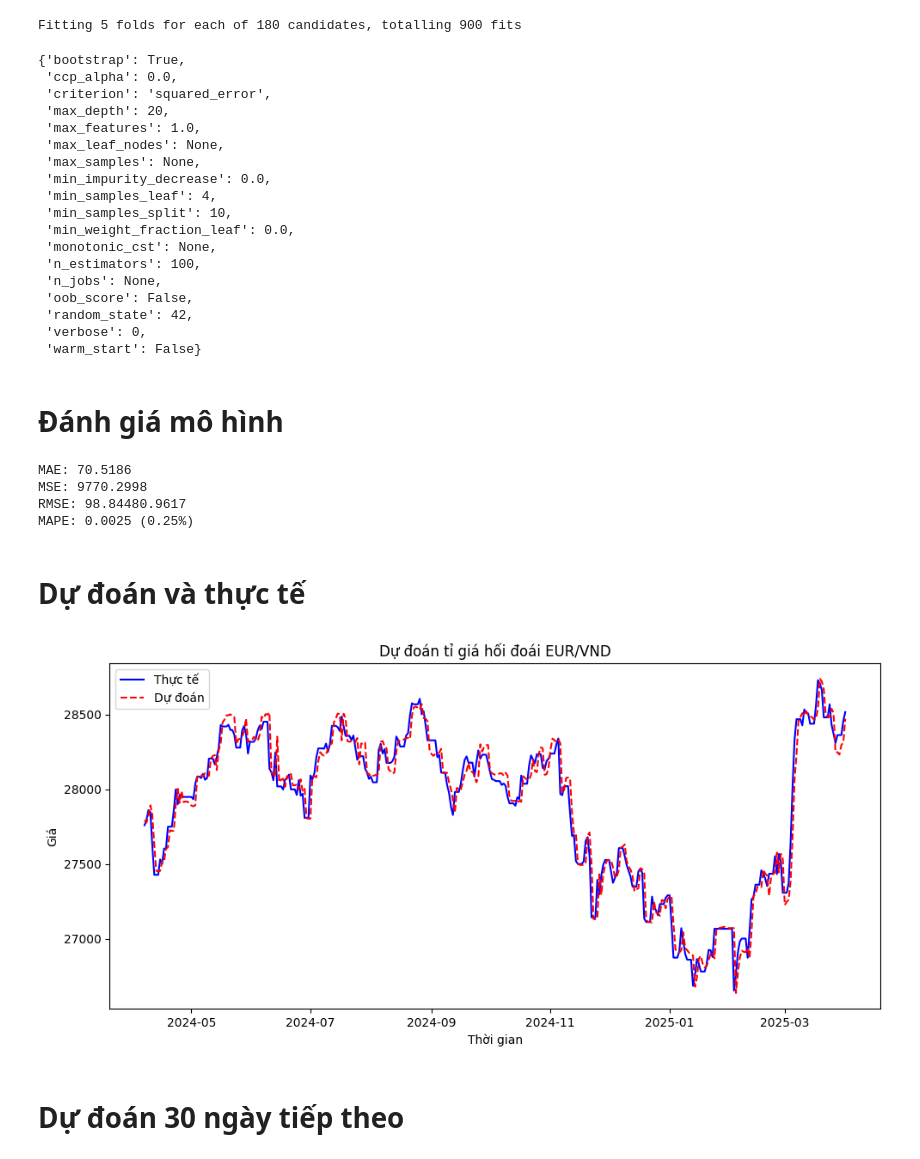
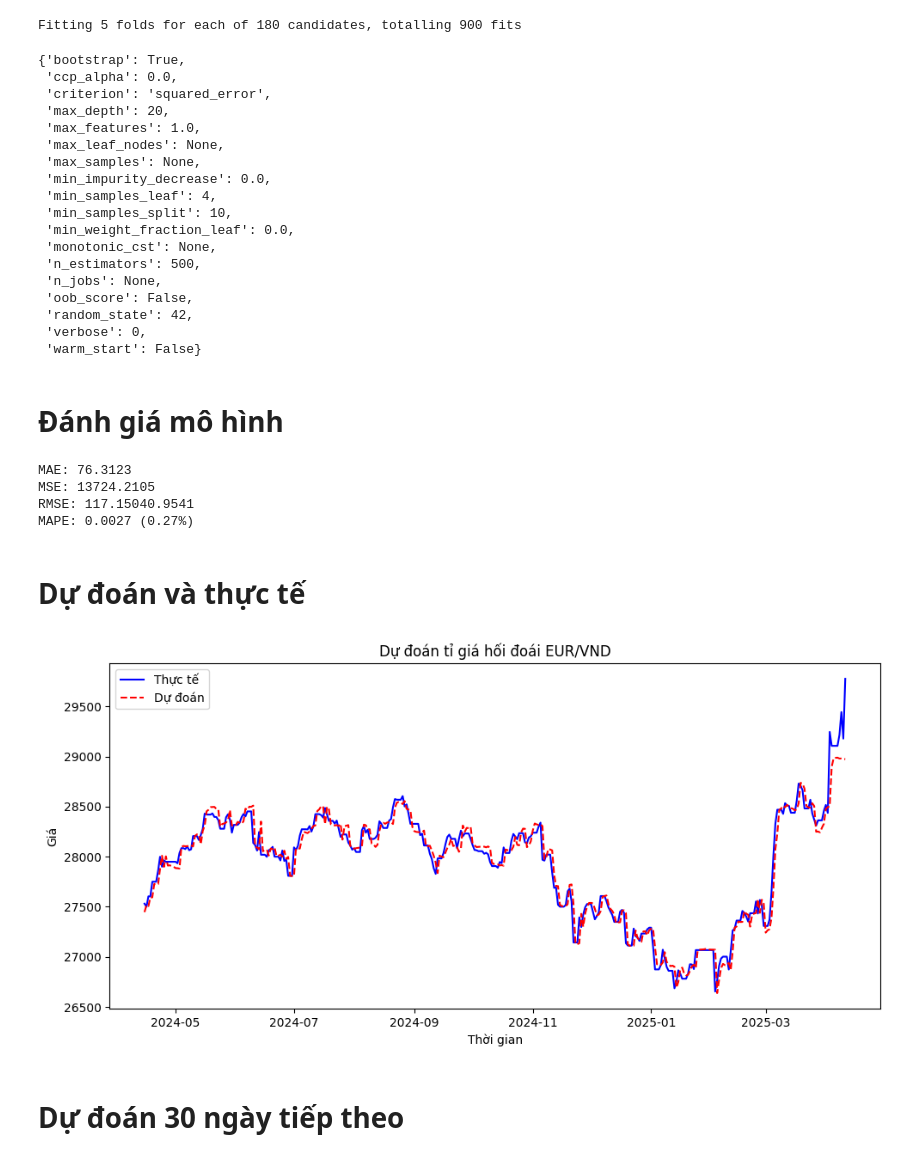
Before and after one commit to nggiang63/eur-vnd-exchange-rate, a Jupyter notebook: notebooks/randomforest.ipynb, the cells around one changed output. Drawn from its saved outputs; the diff is of its cells as text; code cells hidden in the pictures.

```diff
--- a/notebooks/randomforest.ipynb
+++ b/notebooks/randomforest.ipynb
@@ -15,15 +15,17 @@ from sklearn.model_selection import GridSearchCV
 
 df = pd.read_csv("../data/processed/EUR_VND_Exchange_Rate.csv", parse_dates=["Date"])
 df["Date"] = pd.to_datetime(df["Date"])
-timestamps = df["Date"].values
+
 df = df.set_index('Date')
-df = df.select_dtypes(include=[np.number]).fillna(0).astype(np.float32)
+df = df.select_dtypes(include=[np.number]).astype(np.float32)
 
 lags = 30
 for i in range(1, lags + 1):
     df[f'lag_{i}'] = df['Sell'].shift(i)
 df.dropna(inplace=True)
 
+timestamps = df.index.values  # Cập nhật ở đây, sau khi dropna
+
 X = df.drop(columns=['Sell']).values
 y = df['Sell'].values
 
@@ -100,7 +102,7 @@ best_model.get_params()
  'min_samples_split': 10,
  'min_weight_fraction_leaf': 0.0,
  'monotonic_cst': None,
- 'n_estimators': 100,
+ 'n_estimators': 500,
  'n_jobs': None,
  'oob_score': False,
  'random_state': 42,
@@ -117,37 +119,37 @@ r2 = r2_score(y_test, y_pred_test)
 mape = mean_absolute_percentage_error(y_test, y_pred_test)
 print(f"MAE: {mae:.4f}\nMSE: {mse:.4f}\nRMSE: {rmse:.4f}{r2:.4f}\nMAPE: {mape:.4f} ({mape * 100:.2f}%)")
 # %% [output]
-MAE: 70.5186
-MSE: 9770.2998
-RMSE: 98.84480.9617
-MAPE: 0.0025 (0.25%)
+MAE: 76.3123
+MSE: 13724.2105
+RMSE: 117.15040.9541
+MAPE: 0.0027 (0.27%)
 # %% [markdown]
 # **Dự đoán và thực tế**
 # %%
 y_pred_test = best_model.predict(X_test)
 
 # Tạo test_timestamps từ chỉ mục của dữ liệu kiểm tra (nếu không có thời gian sẵn)
-test_timestamps = pd.to_datetime(test_timestamps)  # Đảm bảo timestamps là datetime
+#test_timestamps = pd.to_datetime(test_timestamps)  # Đảm bảo timestamps là datetime
 
 # Vẽ biểu đồ chỉ với dữ liệu kiểm tra (dự đoán và thực tế)
 plt.figure(figsize=(10, 5))
 plt.plot(test_timestamps, y_test, label="Thực tế", color="blue")
 plt.plot(test_timestamps, y_pred_test, label="Dự đoán", linestyle="dashed", color="red")
 
 plt.xlabel("Thời gian")
 plt.ylabel("Giá")
 plt.title("Dự đoán tỉ giá hối đoái EUR/VND")
 
 # Chỉ hiển thị các năm trên trục x
 # plt.gca().xaxis.set_major_locator(mdates.YearLocator())  # Hiển thị theo năm
 # plt.gca().xaxis.set_major_formatter(mdates.DateFormatter('%Y'))  # Định dạng chỉ hiển thị năm
 # plt.xticks(rotation=45)
 
 plt.legend()
 plt.tight_layout()
 plt.show()
 # %% [output]
-[figure, old version]
+[figure, new version]
 # %% [markdown]
 # **Dự đoán 30 ngày tiếp theo**
 # %%
```
Also changed, not shown: parts of 1 cell of this notebook, 4 other files.
